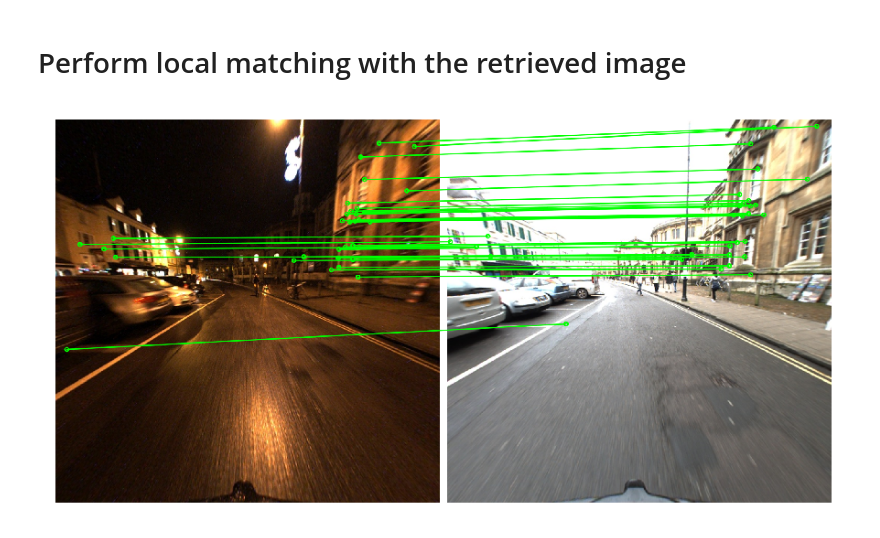
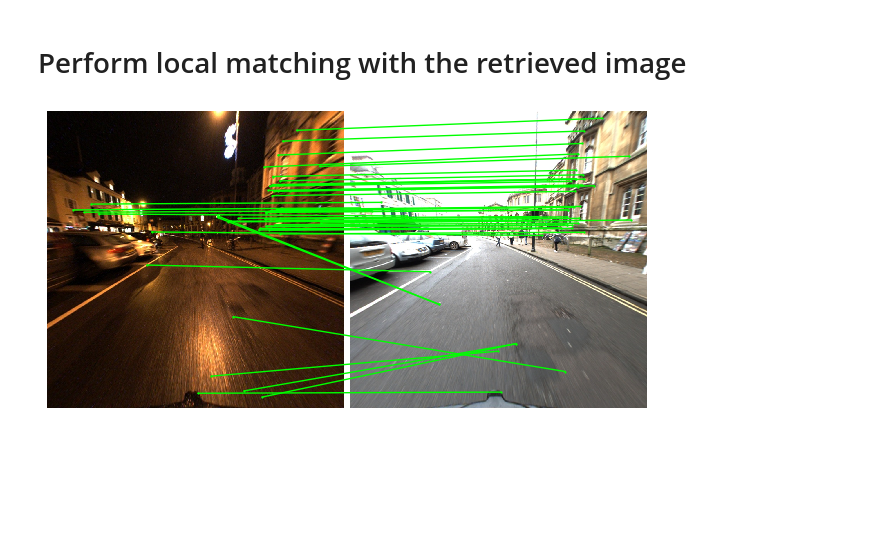
Before and after one commit to ethz-asl/hfnet, a Jupyter notebook: demo.ipynb, the cells around one changed output. Saved outputs shown, nothing was run; the diff lists cells and outputs as text; code cells hidden in the pictures; blank space fills up the shorter version.

```diff
--- a/demo.ipynb
+++ b/demo.ipynb
@@ -17,9 +16,10 @@ tf.contrib.resampler  # import C++ op
 # %% [markdown]
 # Load query (night) and database (day) images
 # %%
-root = 'doc/demo/'
-image_query = cv2.imread(root + 'query1.jpg')  # also try with query2.jpg and query3.jpg
-images_db = [cv2.imread(root + f'db{i}.jpg') for i in range(1, 5)]
+query_idx = 1  # also try with 2 and 3
+read_image = lambda n: cv2.imread('doc/demo/' + n)[:, :, ::-1]
+image_query = read_image(f'query{query_idx}.jpg')
+images_db = [read_image(f'db{i}.jpg') for i in range(1, 5)]
 
 plot_images([image_query] + images_db, dpi=50)
 # %% [output]
@@ -89,9 +87,9 @@ def match_with_ratio_test(desc1, desc2, thresh):
 # %%
 matches = match_with_ratio_test(query['local_descriptors'],
                                 db[nearest]['local_descriptors'], 0.8)
 
-plot_images([draw_matches(image_query, query['keypoints'],
-                          images_db[nearest], db[nearest]['keypoints'],
-                          matches, (0, 255, 0))], dpi=150)
+plot_matches(image_query, query['keypoints'],
+             images_db[nearest], db[nearest]['keypoints'],
+             matches, color=(0, 1, 0), dpi=50)
 # %% [output]
-[figure, old version]
+[figure, new version]
```
Also changed, not shown: parts of 2 cells of this notebook, 7 other files.
